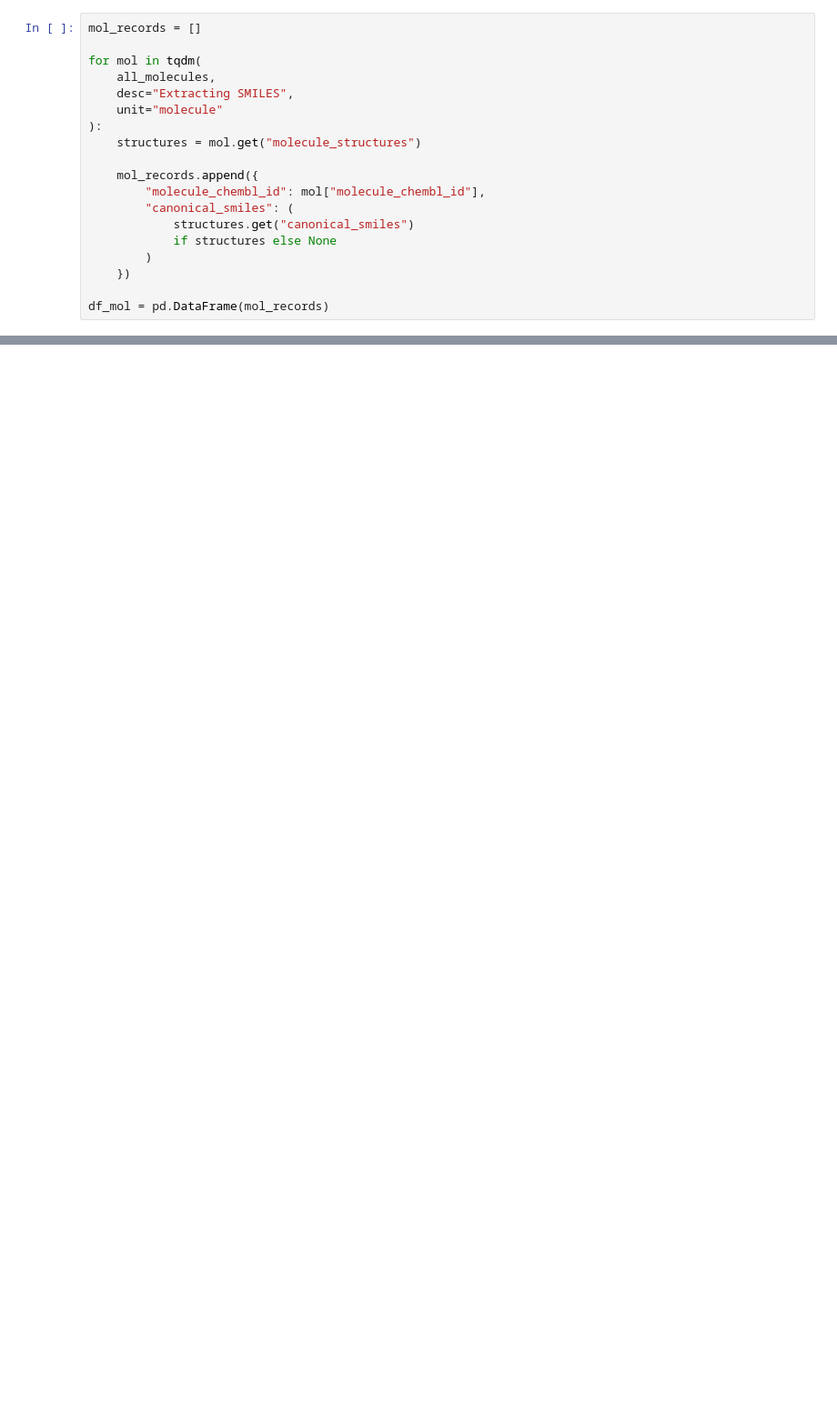
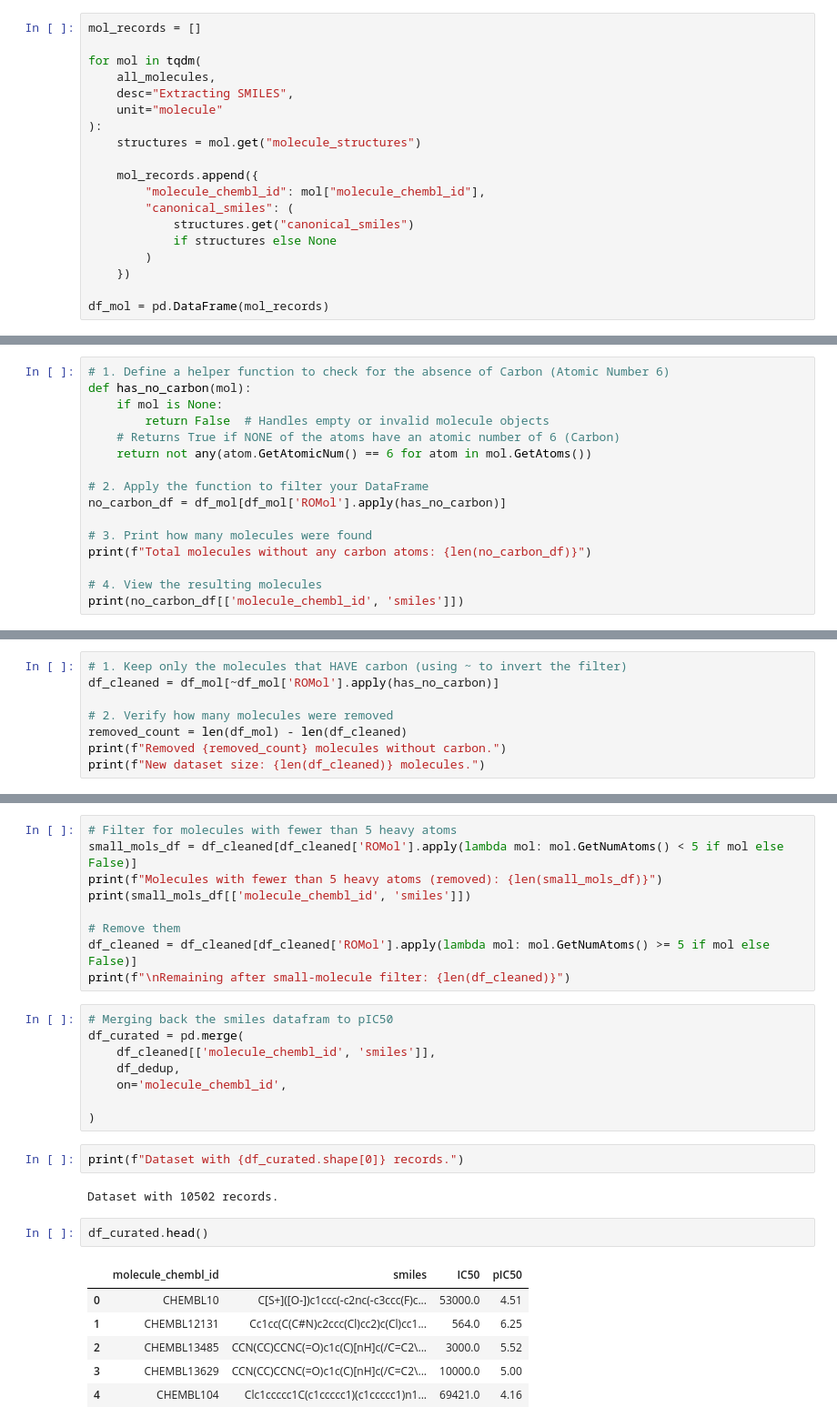
Before and after one commit to Ankit-kumar91/egfr-pic50-prediction, a Jupyter notebook: notebooks/01_data_curation.ipynb, the cells around one changed output, grey strips where cells are left out. Shown at 91% size. Cells and saved outputs as stored; diff of their text form; blank space fills up the shorter version.

```diff
--- a/notebooks/01_data_curation.ipynb
+++ b/notebooks/01_data_curation.ipynb
@@ -233,0 +315,16 @@ len(df_mol)
+# %%
+# 1. Define a helper function to check for the absence of Carbon (Atomic Number 6)
+def has_no_carbon(mol):
+    if mol is None:
+        return False  # Handles empty or invalid molecule objects
+    # Returns True if NONE of the atoms have an atomic number of 6 (Carbon)
+    return not any(atom.GetAtomicNum() == 6 for atom in mol.GetAtoms())
+
+# 2. Apply the function to filter your DataFrame
+no_carbon_df = df_mol[df_mol['ROMol'].apply(has_no_carbon)]
+
+# 3. Print how many molecules were found
+print(f"Total molecules without any carbon atoms: {len(no_carbon_df)}")
+
+# 4. View the resulting molecules
+print(no_carbon_df[['molecule_chembl_id', 'smiles']])
@@ -233,0 +340,8 @@ len(df_mol)
+# %%
+# 1. Keep only the molecules that HAVE carbon (using ~ to invert the filter)
+df_cleaned = df_mol[~df_mol['ROMol'].apply(has_no_carbon)]
+
+# 2. Verify how many molecules were removed
+removed_count = len(df_mol) - len(df_cleaned)
+print(f"Removed {removed_count} molecules without carbon.")
+print(f"New dataset size: {len(df_cleaned)} molecules.")
@@ -233,0 +353,30 @@ len(df_mol)
+# %%
+# Filter for molecules with fewer than 5 heavy atoms
+small_mols_df = df_cleaned[df_cleaned['ROMol'].apply(lambda mol: mol.GetNumAtoms() < 5 if mol else False)]
+print(f"Molecules with fewer than 5 heavy atoms (removed): {len(small_mols_df)}")
+print(small_mols_df[['molecule_chembl_id', 'smiles']])
+
+# Remove them
+df_cleaned = df_cleaned[df_cleaned['ROMol'].apply(lambda mol: mol.GetNumAtoms() >= 5 if mol else False)]
+print(f"\nRemaining after small-molecule filter: {len(df_cleaned)}")
+# %%
+# Merging back the smiles datafram to pIC50
+df_curated = pd.merge(
+    df_cleaned[['molecule_chembl_id', 'smiles']],
+    df_dedup,
+    on='molecule_chembl_id',
+
+)
+# %%
+print(f"Dataset with {df_curated.shape[0]} records.")
+# %% [output]
+Dataset with 10502 records.
+# %%
+df_curated.head()
+# %% [output]
+|  | molecule_chembl_id | smiles | IC50 | pIC50 |
+| 0 | CHEMBL10 | C[S+]([O-])c1ccc(-c2nc(-c3ccc(F)c... | 53000.0 | 4.51 |
+| 1 | CHEMBL12131 | Cc1cc(C(C#N)c2ccc(Cl)cc2)c(Cl)cc1... | 564.0 | 6.25 |
+| 2 | CHEMBL13485 | CCN(CC)CCNC(=O)c1c(C)[nH]c(/C=C2\... | 3000.0 | 5.52 |
+| 3 | CHEMBL13629 | CCN(CC)CCNC(=O)c1c(C)[nH]c(/C=C2\... | 10000.0 | 5.00 |
+| 4 | CHEMBL104 | Clc1ccccc1C(c1ccccc1)(c1ccccc1)n1... | 69421.0 | 4.16 |
```
Also changed, not shown: parts of 53 cells of this notebook, 2 other files.
